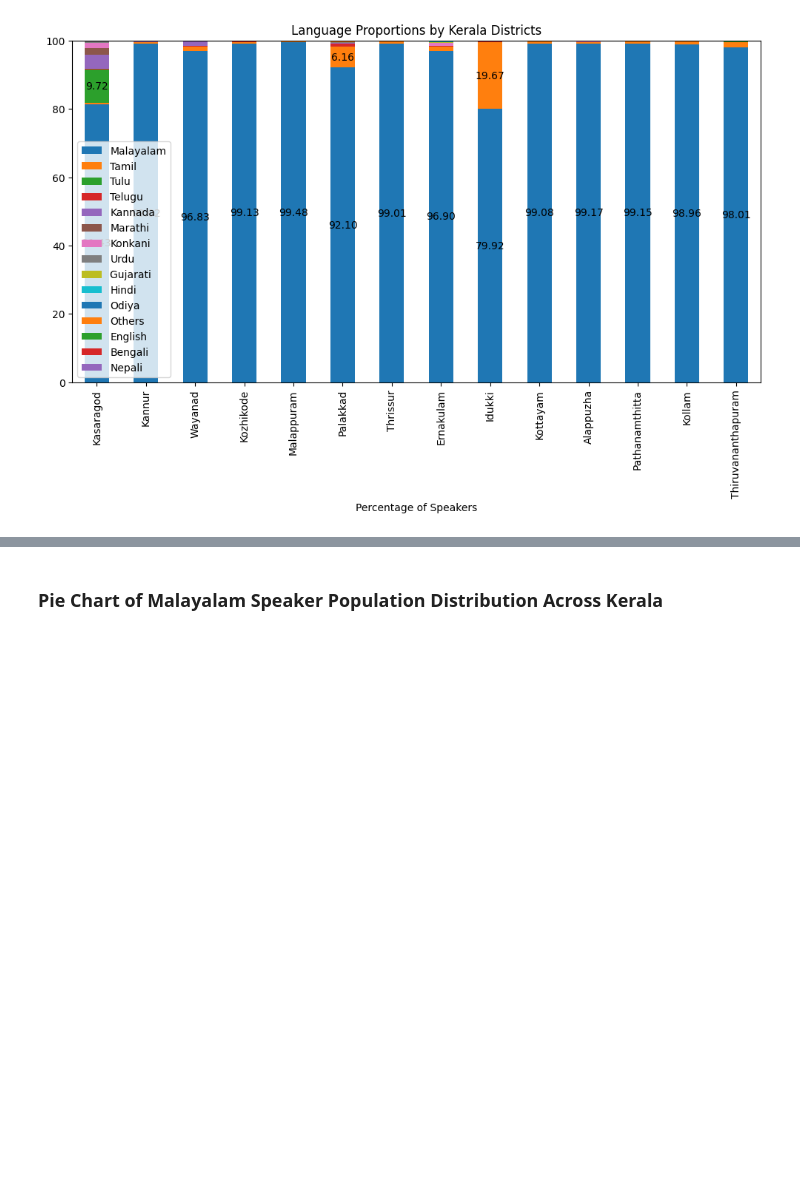
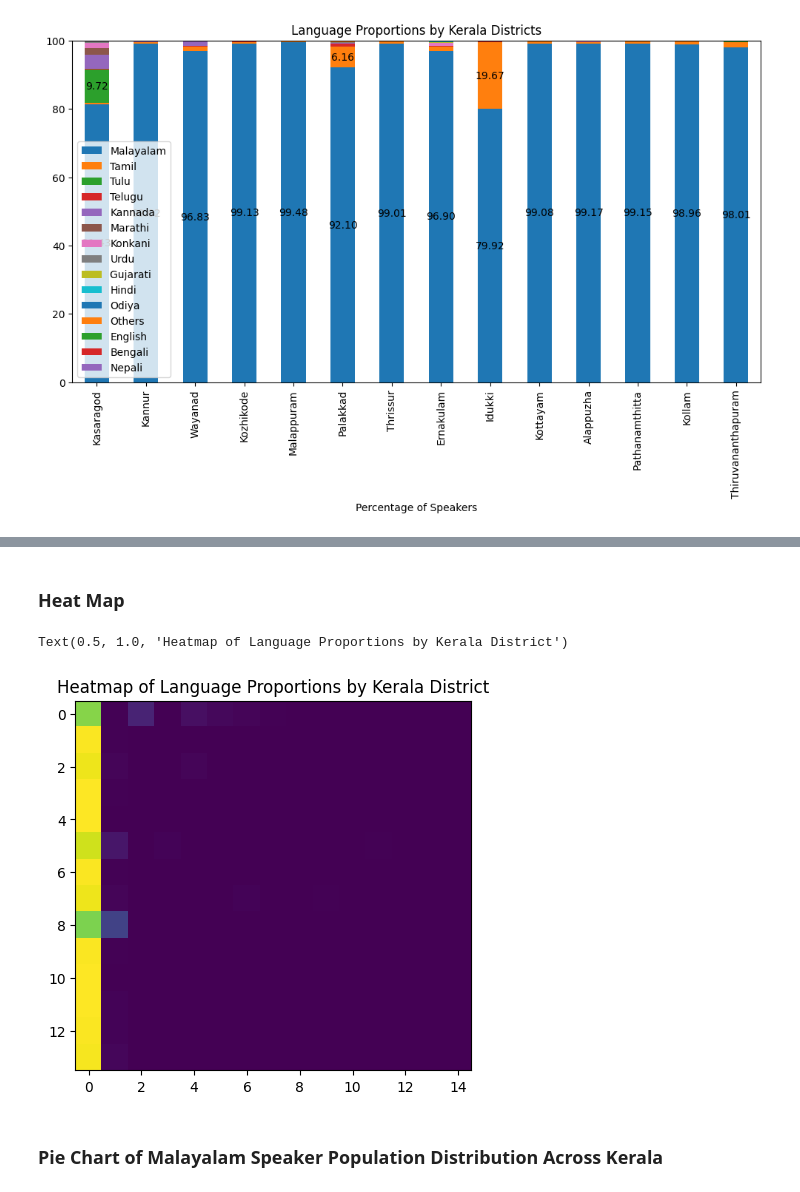
Before and after one commit to squishridyvi/Geographical-Distribution-Mapping-of-Dravidian-Languages-, a Jupyter notebook: Geographical Distribution of Dravidian Languages.ipynb, the cells around one changed output, grey strips where cells are left out. Cells and saved outputs as stored; diff of their text form; code cells hidden in the pictures; blank space fills up the shorter version.

Commit message:
Added heat map for language proportion dataframe

```diff
--- a/Geographical Distribution of Dravidian Languages.ipynb
+++ b/Geographical Distribution of Dravidian Languages.ipynb
@@ -2326,3 +2325,12 @@ print
+# %% [markdown]
+### Heat Map
+# %%
+fig, ax = plt.subplots()
+plt.imshow(percentage_df, interpolation = "nearest")
+plt.title("Heatmap of Language Proportions by Kerala District")
+# %% [output]
+Text(0.5, 1.0, 'Heatmap of Language Proportions by Kerala District')
+[figure, added]
 # %% [markdown]
 ### Pie Chart of Malayalam Speaker Population Distribution Across Kerala
 # %%
```
Also changed, not shown: parts of 4 cells of this notebook.
